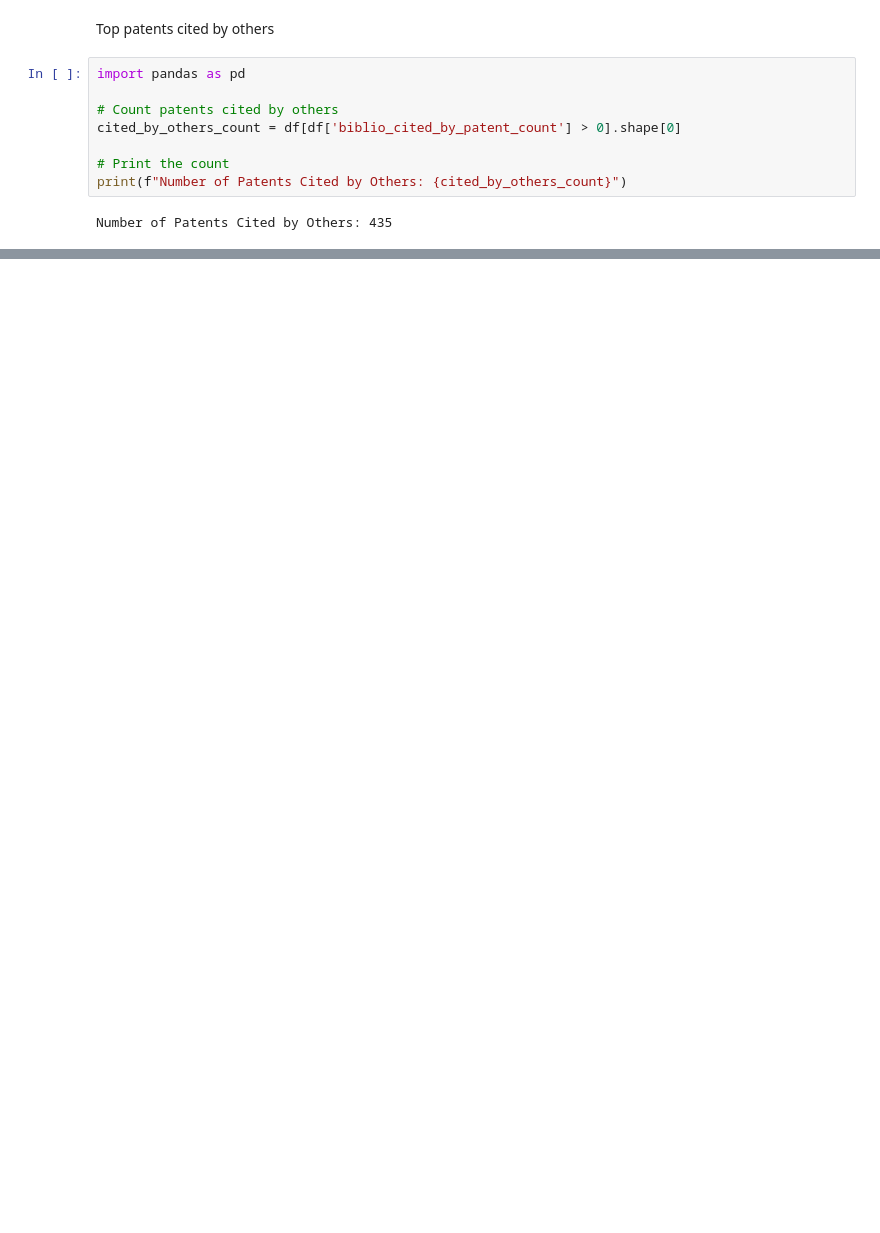
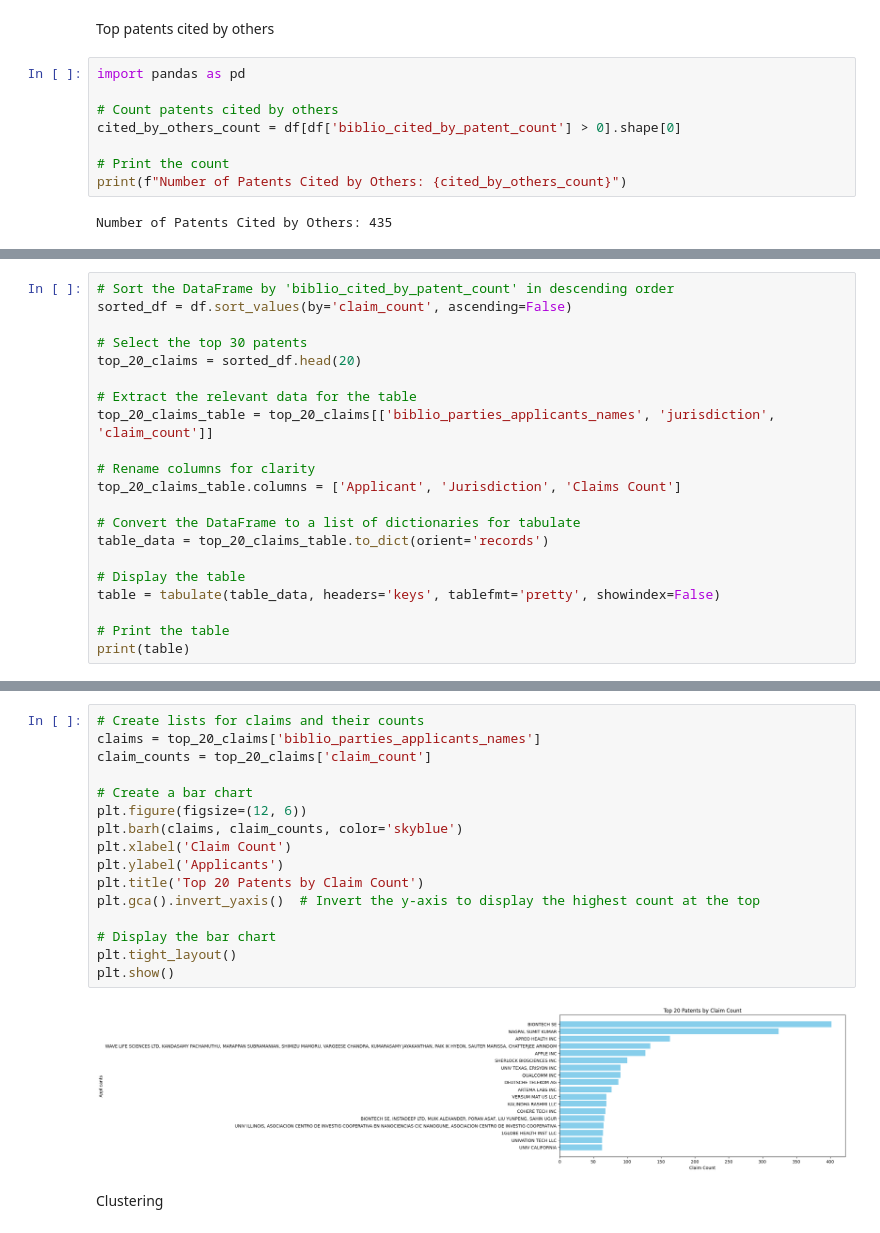
Before and after one commit to justinqj/iLab, a Jupyter notebook: ilab2.ipynb, the cells around one changed output, grey strips where cells are left out. Saved outputs shown, nothing was run; the diff lists cells and outputs as text; blank space fills up the shorter version.

Commit message:
Add files via upload
non-used cluster

```diff
--- a/ilab2.ipynb
+++ b/ilab2.ipynb
@@ -362,0 +649,21 @@ plt.show()
+# %%
+# Sort the DataFrame by 'biblio_cited_by_patent_count' in descending order
+sorted_df = df.sort_values(by='claim_count', ascending=False)
+
+# Select the top 30 patents
+top_20_claims = sorted_df.head(20)
+
+# Extract the relevant data for the table
+top_20_claims_table = top_20_claims[['biblio_parties_applicants_names', 'jurisdiction', 'claim_count']]
+
+# Rename columns for clarity
+top_20_claims_table.columns = ['Applicant', 'Jurisdiction', 'Claims Count']
+
+# Convert the DataFrame to a list of dictionaries for tabulate
+table_data = top_20_claims_table.to_dict(orient='records')
+
+# Display the table
+table = tabulate(table_data, headers='keys', tablefmt='pretty', showindex=False)
+
+# Print the table
+print(table)
@@ -362,0 +688,20 @@ plt.show()
+# %%
+# Create lists for claims and their counts
+claims = top_20_claims['biblio_parties_applicants_names']
+claim_counts = top_20_claims['claim_count']
+
+# Create a bar chart
+plt.figure(figsize=(12, 6))
+plt.barh(claims, claim_counts, color='skyblue')
+plt.xlabel('Claim Count')
+plt.ylabel('Applicants')
+plt.title('Top 20 Patents by Claim Count')
+plt.gca().invert_yaxis()  # Invert the y-axis to display the highest count at the top
+
+# Display the bar chart
+plt.tight_layout()
+plt.show()
+# %% [output]
+[figure, added]
+# %% [markdown]
+Clustering
```
Also changed, not shown: parts of 30 cells of this notebook.
